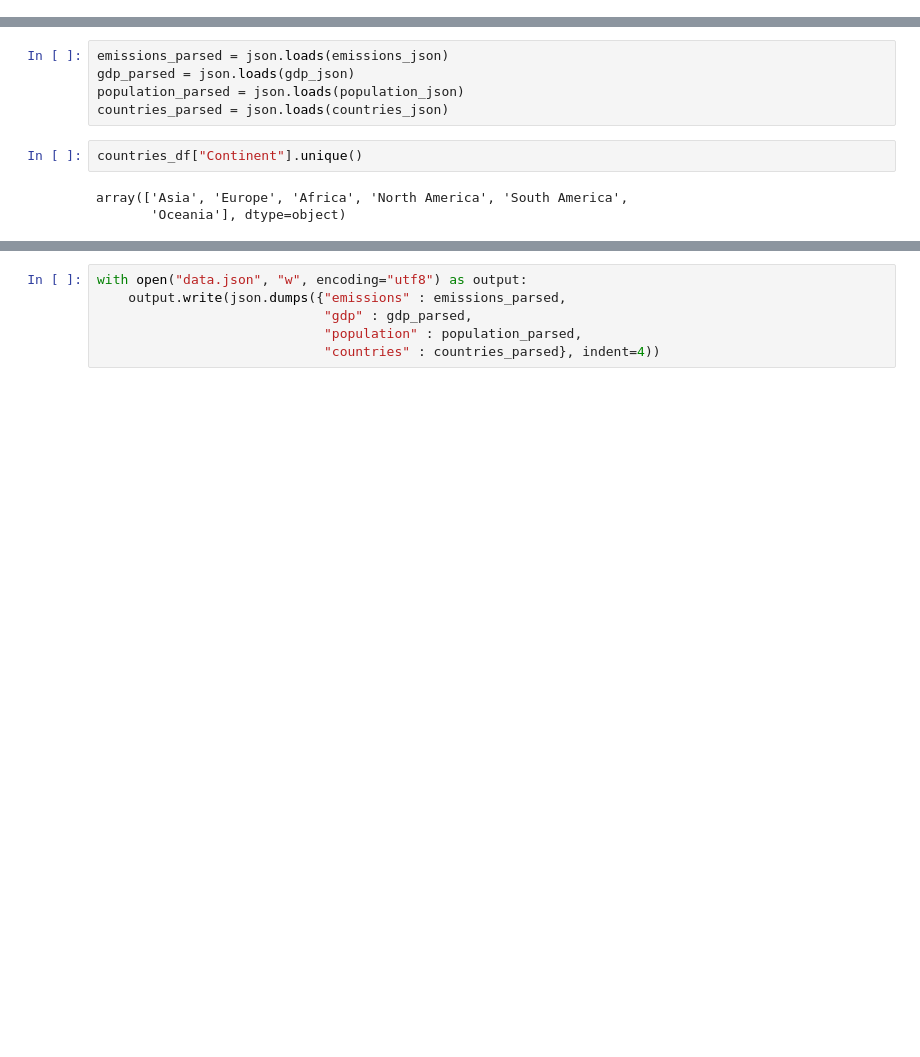
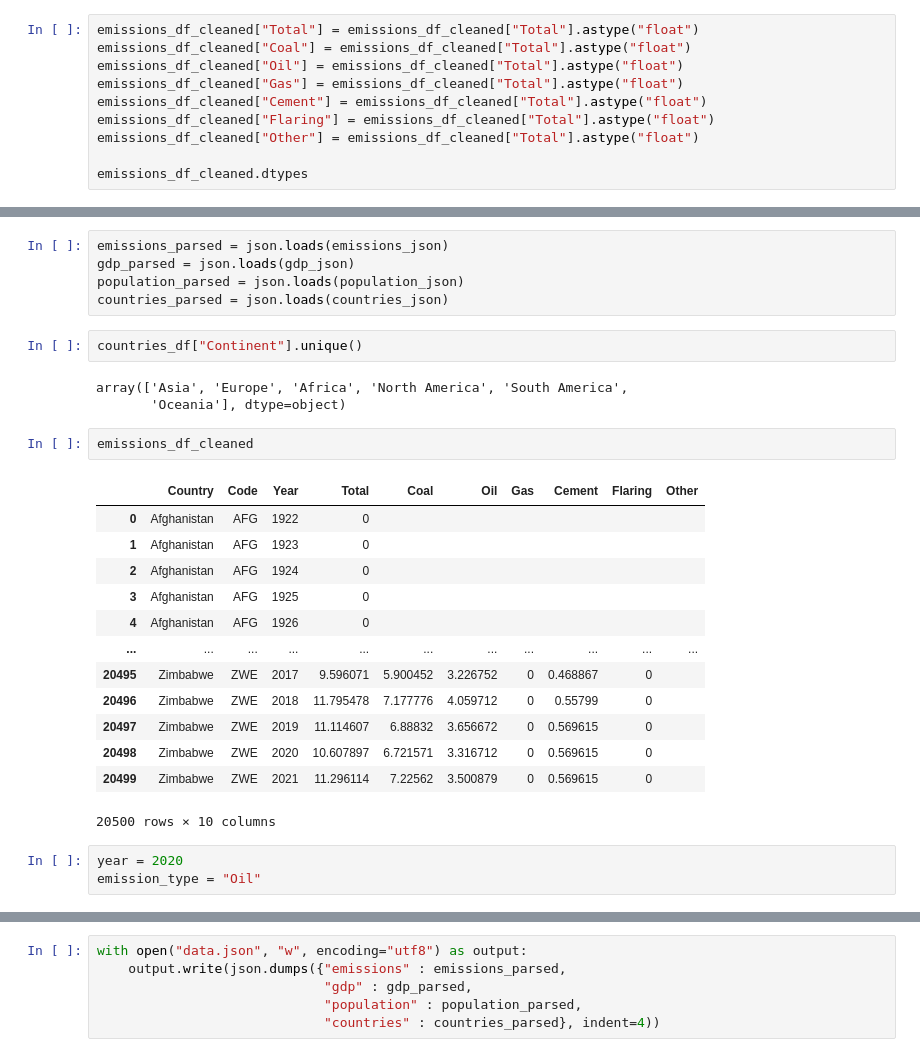
Before and after one commit to ddaniel2024/Project-3, a Jupyter notebook: notebook.ipynb, the cells around one changed output, grey strips where cells are left out. Cells and saved outputs as stored; diff of their text form; blank space fills up the shorter version.

Commit message:
checking dtypes of csvs in jupyternb

```diff
--- a/notebook.ipynb
+++ b/notebook.ipynb
@@ -178,0 +186,10 @@ emissions_df_cleaned.head()
+# %%
+emissions_df_cleaned["Total"] = emissions_df_cleaned["Total"].astype("float")
+emissions_df_cleaned["Coal"] = emissions_df_cleaned["Total"].astype("float")
+emissions_df_cleaned["Oil"] = emissions_df_cleaned["Total"].astype("float")
+emissions_df_cleaned["Gas"] = emissions_df_cleaned["Total"].astype("float")
+emissions_df_cleaned["Cement"] = emissions_df_cleaned["Total"].astype("float")
+emissions_df_cleaned["Flaring"] = emissions_df_cleaned["Total"].astype("float")
+emissions_df_cleaned["Other"] = emissions_df_cleaned["Total"].astype("float")
+
+emissions_df_cleaned.dtypes
@@ -244,3 +313,22 @@ countries_df["Continent"].unique()
 # %% [output]
 array(['Asia', 'Europe', 'Africa', 'North America', 'South America',
        'Oceania'], dtype=object)
+# %%
+emissions_df_cleaned
+# %% [output]
+|  | Country | Code | Year | Total | Coal | Oil | Gas | Cement | Flaring | Other |
+| 0 | Afghanistan | AFG | 1922 | 0 |  |  |  |  |  |  |
+| 1 | Afghanistan | AFG | 1923 | 0 |  |  |  |  |  |  |
+| 2 | Afghanistan | AFG | 1924 | 0 |  |  |  |  |  |  |
+| 3 | Afghanistan | AFG | 1925 | 0 |  |  |  |  |  |  |
+| 4 | Afghanistan | AFG | 1926 | 0 |  |  |  |  |  |  |
+| ... | ... | ... | ... | ... | ... | ... | ... | ... | ... | ... |
+| 20495 | Zimbabwe | ZWE | 2017 | 9.596071 | 5.900452 | 3.226752 | 0 | 0.468867 | 0 |  |
+| 20496 | Zimbabwe | ZWE | 2018 | 11.795478 | 7.177776 | 4.059712 | 0 | 0.55799 | 0 |  |
+| 20497 | Zimbabwe | ZWE | 2019 | 11.114607 | 6.88832 | 3.656672 | 0 | 0.569615 | 0 |  |
+| 20498 | Zimbabwe | ZWE | 2020 | 10.607897 | 6.721571 | 3.316712 | 0 | 0.569615 | 0 |  |
+| 20499 | Zimbabwe | ZWE | 2021 | 11.296114 | 7.22562 | 3.500879 | 0 | 0.569615 | 0 |  |
+20500 rows × 10 columns
+# %%
+year = 2020
+emission_type = "Oil"
```
Also changed, not shown: parts of 11 cells of this notebook, 1 other file.
